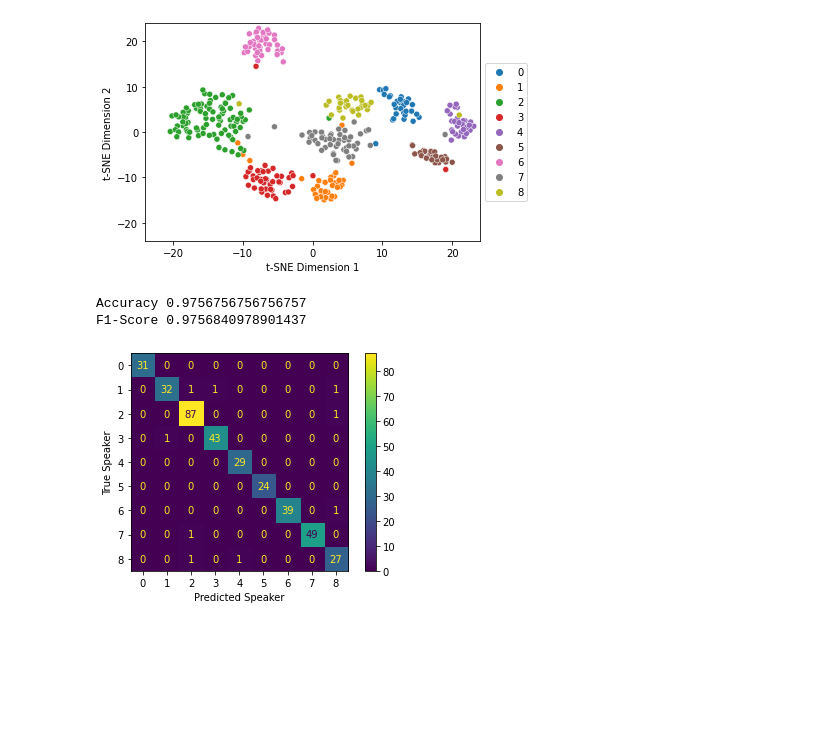
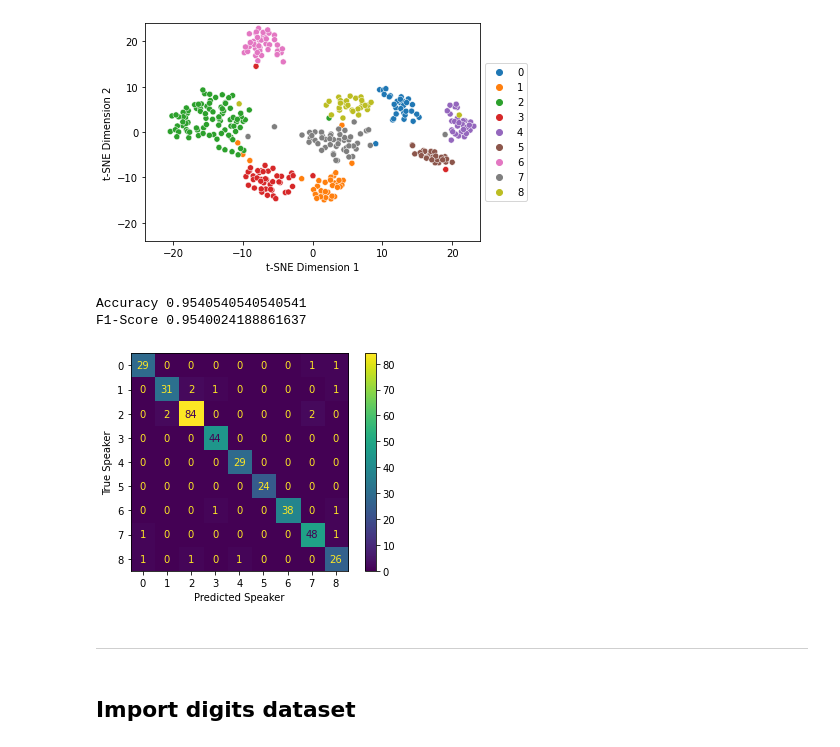
Before and after one commit to NikolaiHerrmann/audio-classifier, a Jupyter notebook: classifier.ipynb, the cells around one changed output. Cells and saved outputs as stored; diff of their text form; code cells hidden in the pictures; blank space fills up the shorter version.

```diff
--- a/classifier.ipynb
+++ b/classifier.ipynb
@@ -269,7 +277,7 @@ def extract_features(X, n_windows=3):
     """
     Extract mean, standard deviation and slope from each window
     """
-    assert X[0].shape[0] % n_windows == 0, "Cannot split windows equally!"
+    assert X[0].shape[0] % n_windows == 0, "Cannot split windows equally! " + str(X[0].shape[0])
 
     n_feat = 3
     X_feat = np.zeros((len(X), 12 * n_feat * n_windows))
@@ -321,28 +329,35 @@ plot_tsne(X_feat_test_vowels, y_test_vowels)
 # %%
 # model = VotingClassifier(estimators=[('lr', LogisticRegression(random_state=RANDOM_STATE)),
 #                                      ('svm', SVC(random_state=RANDOM_STATE)),
 #                                      ('gnb', GaussianNB()),
 #                                      ('rf', RandomForestClassifier(random_state=RANDOM_STATE)),
 #                                      ('knn', KNeighborsClassifier()),
 #                                     ], voting='hard')
 
-model = SVC(random_state=RANDOM_STATE)
+def std_classifier(X_train, y_train, X_test, y_test):
+    model = RandomForestClassifier(random_state=RANDOM_STATE)
 
-X_feat_train_shuffle, y_train_shuffle = shuffle(X_feat_train_vowels, y_train_vowels, random_state=RANDOM_STATE)
+    X_train_shuffle, y_train_shuffle = shuffle(X_train, y_train, random_state=RANDOM_STATE)
 
-model.fit(X_feat_train_shuffle, y_train_shuffle)
+    model.fit(X_train_shuffle, y_train_shuffle)
 
-y_pred = model.predict(X_feat_test_vowels)
-print("Accuracy", accuracy_score(y_test_vowels, y_pred))
-print("F1-Score", f1_score(y_test_vowels, y_pred, average='weighted'))
+    y_pred = model.predict(X_test)
+    print("Accuracy", accuracy_score(y_test, y_pred))
+    print("F1-Score", f1_score(y_test, y_pred, average='weighted'))
 
-cm = confusion_matrix(y_test_vowels, y_pred)
-cm_plot = ConfusionMatrixDisplay(cm)
-cm_plot.plot()
-plt.xlabel("Predicted Speaker")
-plt.ylabel("True Speaker")
-plt.show()
+    cm = confusion_matrix(y_test, y_pred)
+    cm_plot = ConfusionMatrixDisplay(cm)
+    cm_plot.plot()
+    plt.xlabel("Predicted Speaker")
+    plt.ylabel("True Speaker")
+    plt.show()
+
+std_classifier(X_feat_train_vowels, y_train_vowels, X_feat_test_vowels, y_test_vowels)
 # %% [output]
-Accuracy 0.9756756756756757
-F1-Score 0.9756840978901437
+Accuracy 0.9540540540540541
+F1-Score 0.9540024188861637
-[figure, old version]
+[figure, new version]
+# %% [markdown]
+---
+# %% [markdown]
+## Import digits dataset
```
Also changed, not shown: parts of 18 cells of this notebook.
